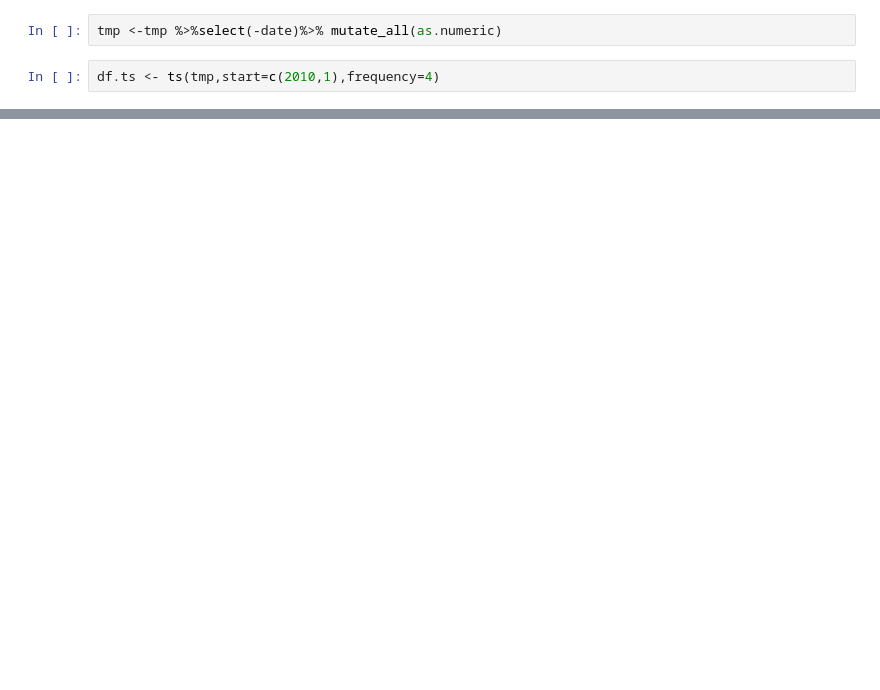
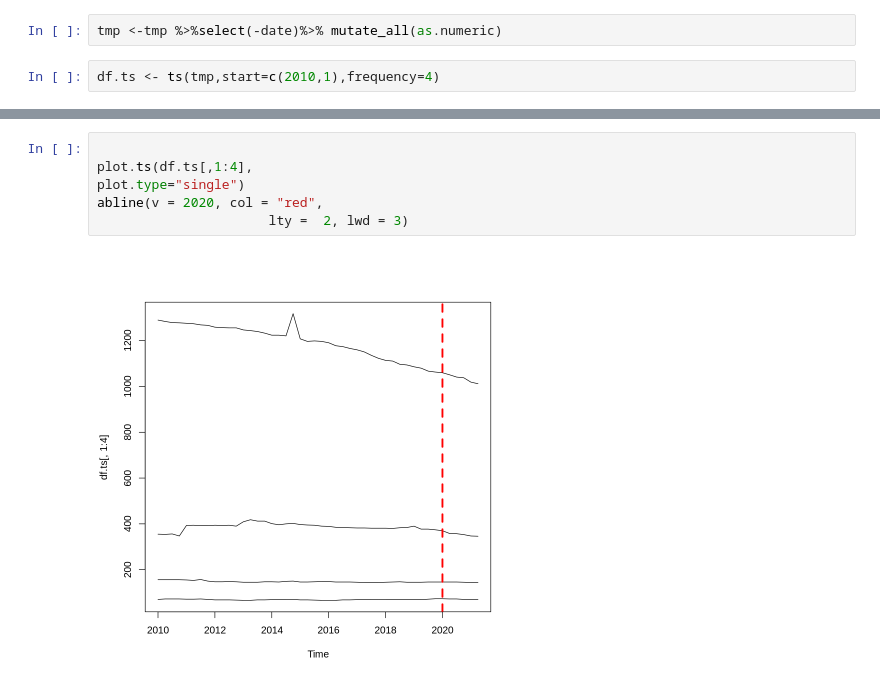
Before and after one commit to Jay-boo/TimeSeries_ACOSS, a Jupyter notebook: main.ipynb, the cells around one changed output, grey strips where cells are left out. Saved outputs shown, nothing was run; the diff lists cells and outputs as text; blank space fills up the shorter version.

```diff
--- a/main.ipynb
+++ b/main.ipynb
@@ -293 +306,9 @@ df.ts <- ts(tmp,start=c(2010,1),frequency=4)
+# %%
+
+plot.ts(df.ts[,1:4],
+plot.type="single")
+abline(v = 2020, col = "red",
+                      lty =  2, lwd = 3)
+# %% [output]
+[figure, added]
 # %%
```
Also changed, not shown: parts of 35 cells of this notebook.
